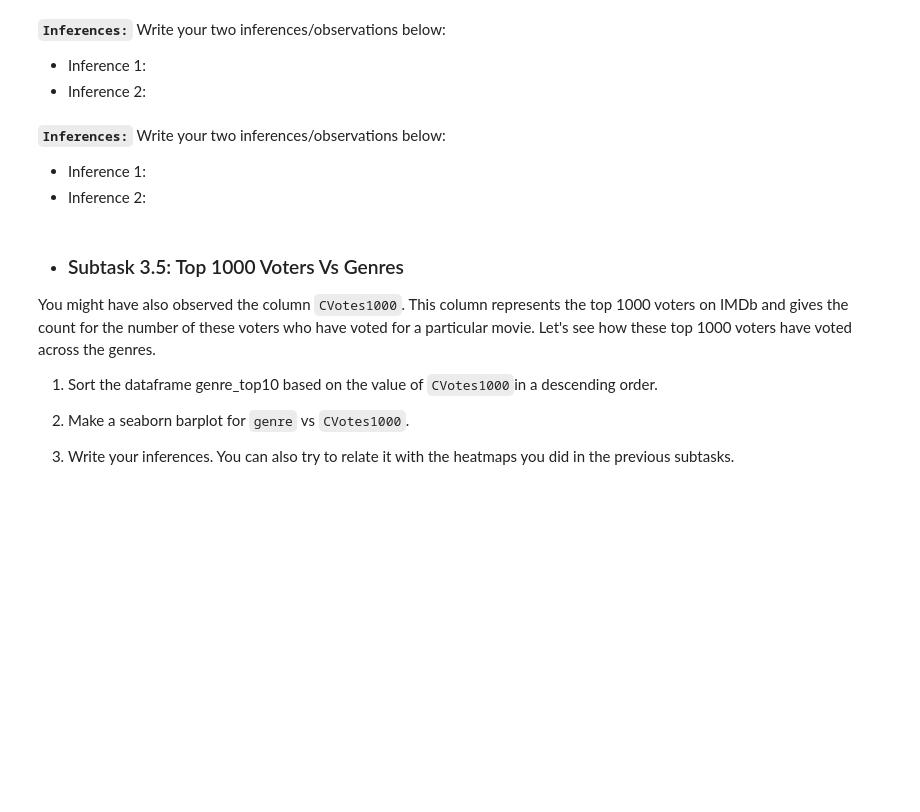
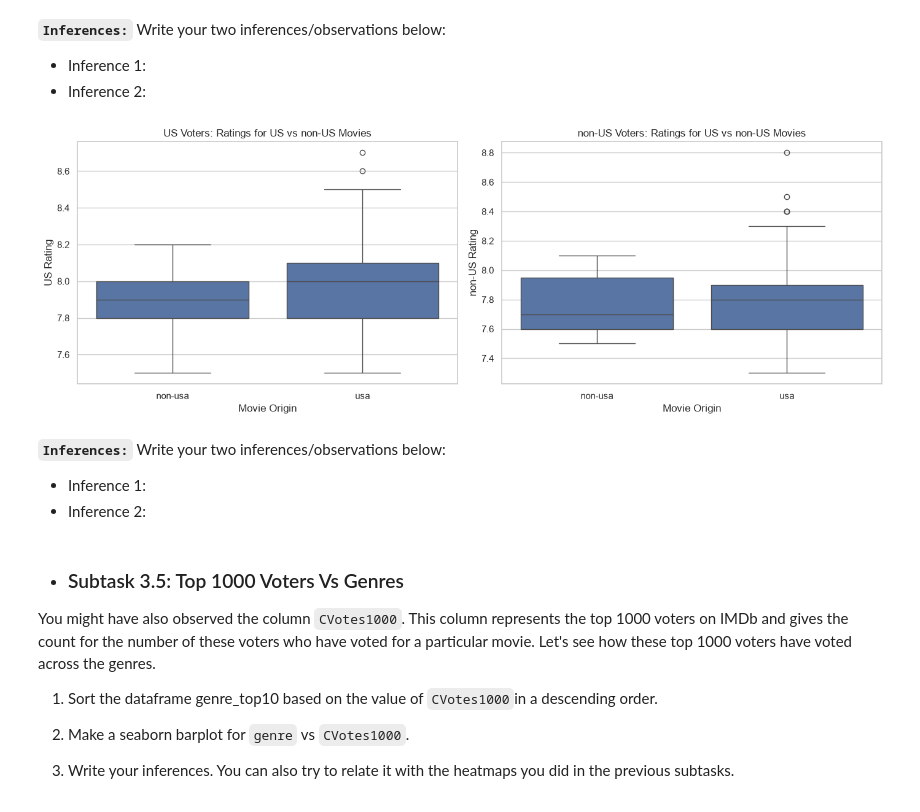
Before and after one commit to purnima928/LogicMojo-AI-ML-June26-Purnima928, a Jupyter notebook: notebooks/IMDb+Movie+Assignment.ipynb, the cells around one changed output. Saved outputs shown, nothing was run; the diff lists cells and outputs as text; code cells hidden in the pictures; blank space fills up the shorter version.

```diff
--- a/notebooks/IMDb+Movie+Assignment.ipynb
+++ b/notebooks/IMDb+Movie+Assignment.ipynb
@@ -622,3 +636,21 @@ df.head()
+# %%
+# Box plot - 2: VotesUS(y) vs IFUS(x)
+fig, axes = plt.subplots(1, 2, figsize=(14, 5))
+
+sns.boxplot(x=df['ifus'], y=df['VotesUS'], data=df, ax=axes[0])
+axes[0].set_title('US Voters: Ratings for US vs non-US Movies')
+axes[0].set_xlabel('Movie Origin')
+axes[0].set_ylabel('US Rating')
+
+sns.boxplot(x=df['ifus'], y=df['VotesnUS'], data=df, ax=axes[1])
+axes[1].set_title('non-US Voters: Ratings for US vs non-US Movies')
+axes[1].set_xlabel('Movie Origin')
+axes[1].set_ylabel('non-US Rating')
+
+plt.tight_layout()
+plt.show()
+# %% [output]
+[figure, added]
 # %% [markdown]
 **`Inferences:`** Write your two inferences/observations below:
 - Inference 1:
```
Also changed, not shown: parts of 6 cells of this notebook, 5 other files.
